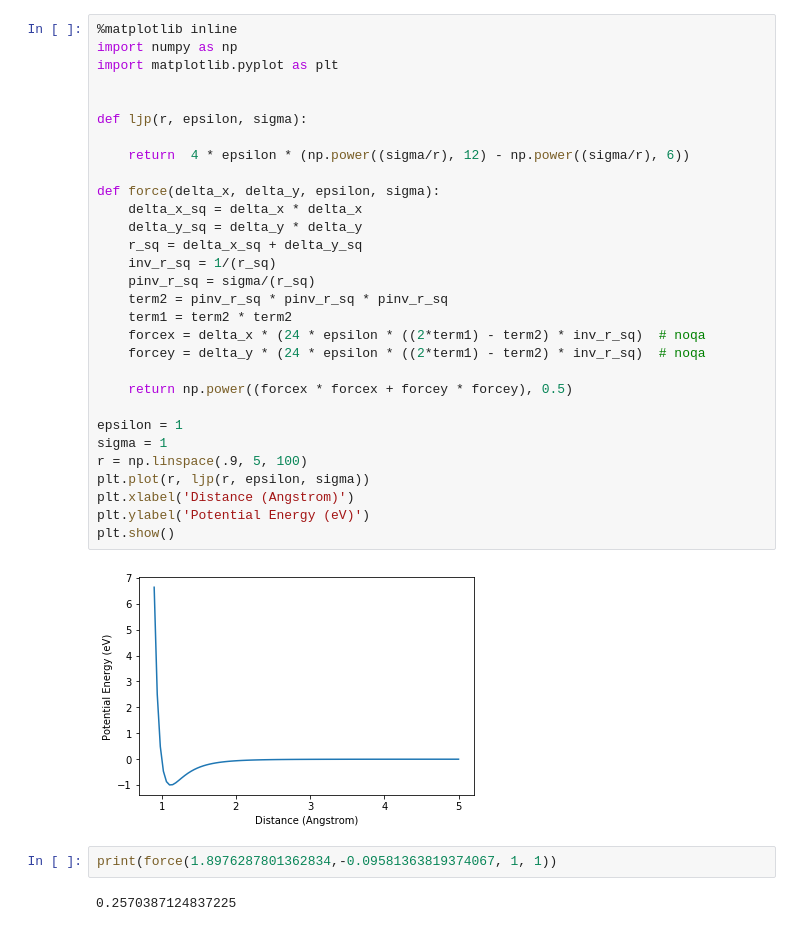
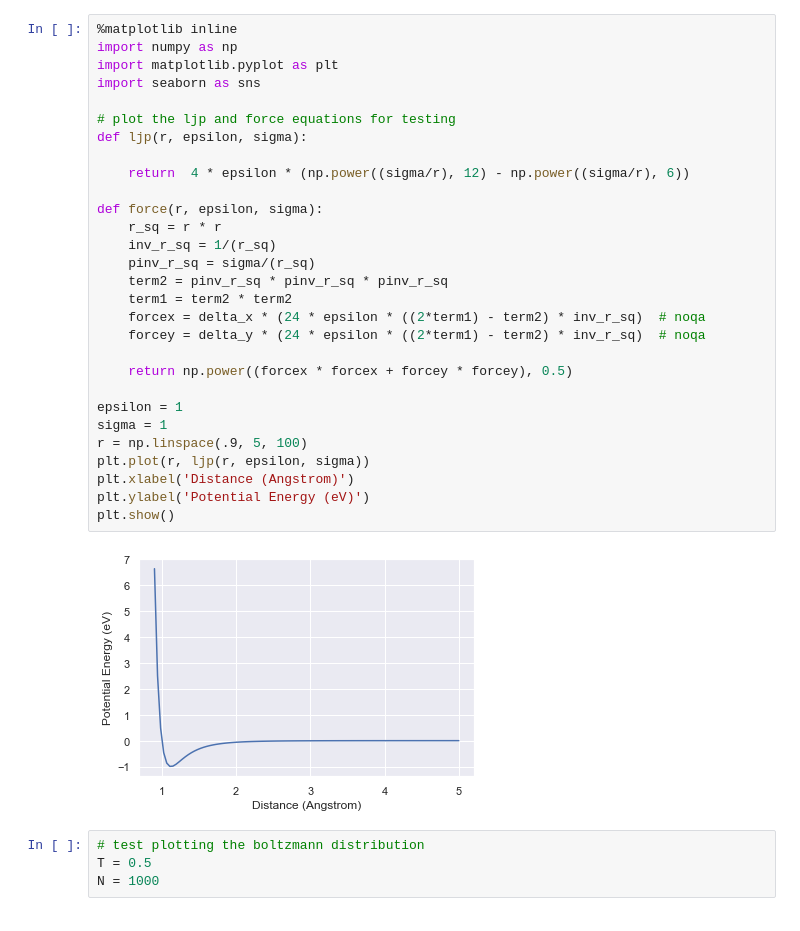
Before and after one commit to rzhadev/sketchmm, a Jupyter notebook: test.ipynb, the cells around one changed output. Cells and saved outputs as stored; diff of their text form.

```diff
--- a/test.ipynb
+++ b/test.ipynb
@@ -1,36 +1,35 @@
 # %%
 %matplotlib inline
 import numpy as np
 import matplotlib.pyplot as plt
+import seaborn as sns
 
-
+# plot the ljp and force equations for testing
 def ljp(r, epsilon, sigma):
 
     return  4 * epsilon * (np.power((sigma/r), 12) - np.power((sigma/r), 6))
 
-def force(delta_x, delta_y, epsilon, sigma):
-    delta_x_sq = delta_x * delta_x
-    delta_y_sq = delta_y * delta_y
-    r_sq = delta_x_sq + delta_y_sq
+def force(r, epsilon, sigma):
+    r_sq = r * r
     inv_r_sq = 1/(r_sq)
     pinv_r_sq = sigma/(r_sq)
     term2 = pinv_r_sq * pinv_r_sq * pinv_r_sq
     term1 = term2 * term2
     forcex = delta_x * (24 * epsilon * ((2*term1) - term2) * inv_r_sq)  # noqa
     forcey = delta_y * (24 * epsilon * ((2*term1) - term2) * inv_r_sq)  # noqa
 
     return np.power((forcex * forcex + forcey * forcey), 0.5)
 
 epsilon = 1
 sigma = 1
 r = np.linspace(.9, 5, 100)
 plt.plot(r, ljp(r, epsilon, sigma))
 plt.xlabel('Distance (Angstrom)')
 plt.ylabel('Potential Energy (eV)')
 plt.show()
 # %% [output]
-[figure, old version]
+[figure, new version]
-# %%
-print(force(1.8976287801362834,-0.09581363819374067, 1, 1))
-# %% [output]
-0.2570387124837225
+# %%
+# test plotting the boltzmann distribution
+T = 0.5
+N = 1000
```
Also changed, not shown: parts of 1 cell of this notebook, 2 other files.
